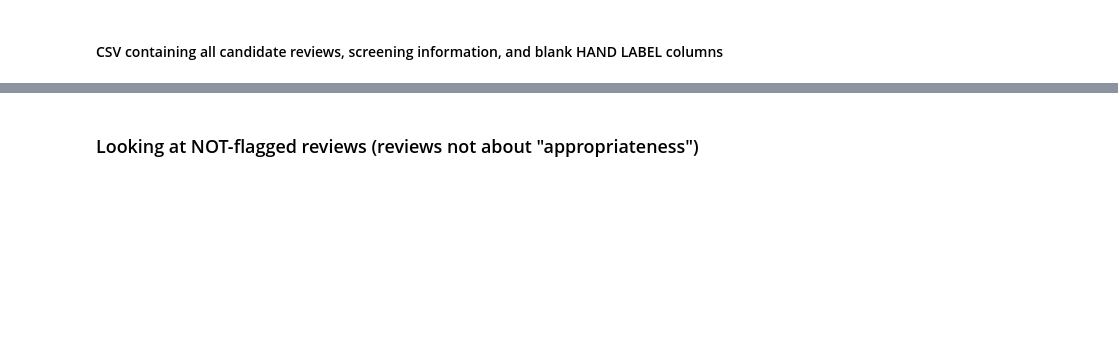
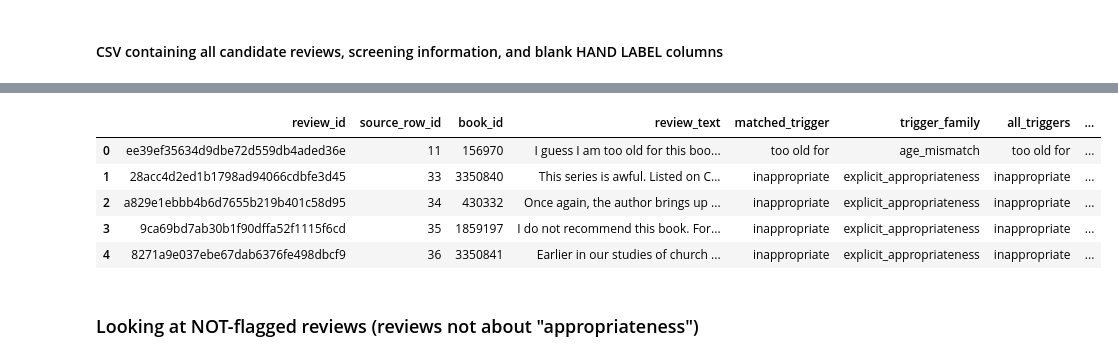
Before and after one commit to sofiabbas17-cmyk/Goodreads-Team, a Jupyter notebook: notebooks/02_explore_data.ipynb, the cells around one changed output, grey strips where cells are left out. Saved outputs shown, nothing was run; the diff lists cells and outputs as text; code cells hidden in the pictures; blank space fills up the shorter version.

```diff
--- a/notebooks/02_explore_data.ipynb
+++ b/notebooks/02_explore_data.ipynb
@@ -142,3 +184,14 @@ print("\nSaved inappropriate_to_code.csv with", len(to_code), "reviews to hand l
+# %%
+hand_labeled = pd.read_csv("inappropriate_to_code.csv", encoding="utf-8-sig")
+
+hand_labeled.head()
+# %% [output]
+|  | review_id | source_row_id | book_id | review_text | matched_trigger | trigger_family | all_triggers | ... |
+| 0 | ee39ef35634d9dbe72d559db4aded36e | 11 | 156970 | I guess I am too old for this boo... | too old for | age_mismatch | too old for | ... |
+| 1 | 28acc4d2ed1b1798ad94066cdbfe3d45 | 33 | 3350840 | This series is awful. Listed on C... | inappropriate | explicit_appropriateness | inappropriate | ... |
+| 2 | a829e1ebbb4b6d7655b219b401c58d95 | 34 | 430332 | Once again, the author brings up ... | inappropriate | explicit_appropriateness | inappropriate | ... |
+| 3 | 9ca69bd7ab30b1f90dffa52f1115f6cd | 35 | 1859197 | I do not recommend this book. For... | inappropriate | explicit_appropriateness | inappropriate | ... |
+| 4 | 8271a9e037ebe67dab6376fe498dbcf9 | 36 | 3350841 | Earlier in our studies of church ... | inappropriate | explicit_appropriateness | inappropriate | ... |
 # %% [markdown]
 ### Looking at NOT-flagged reviews (reviews not about "appropriateness")
 # %%
```
Also changed, not shown: parts of 8 cells of this notebook, 3 other files.
